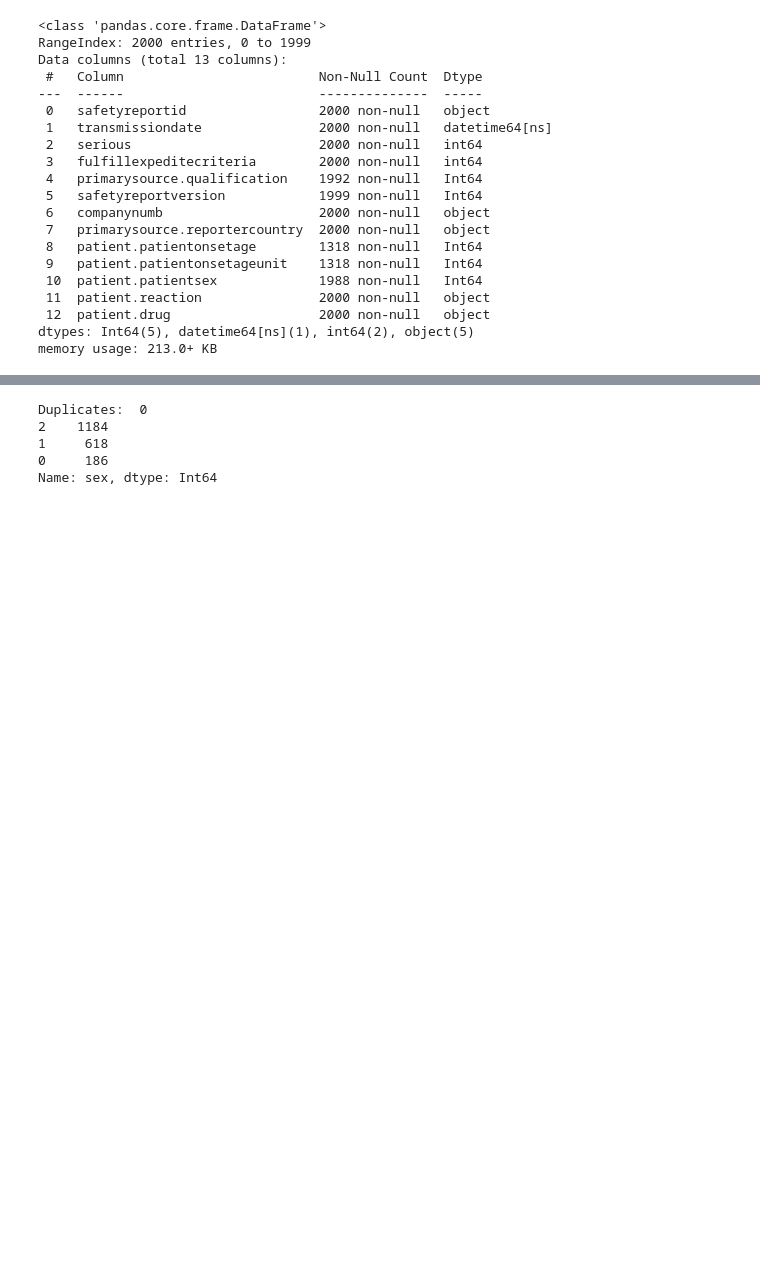
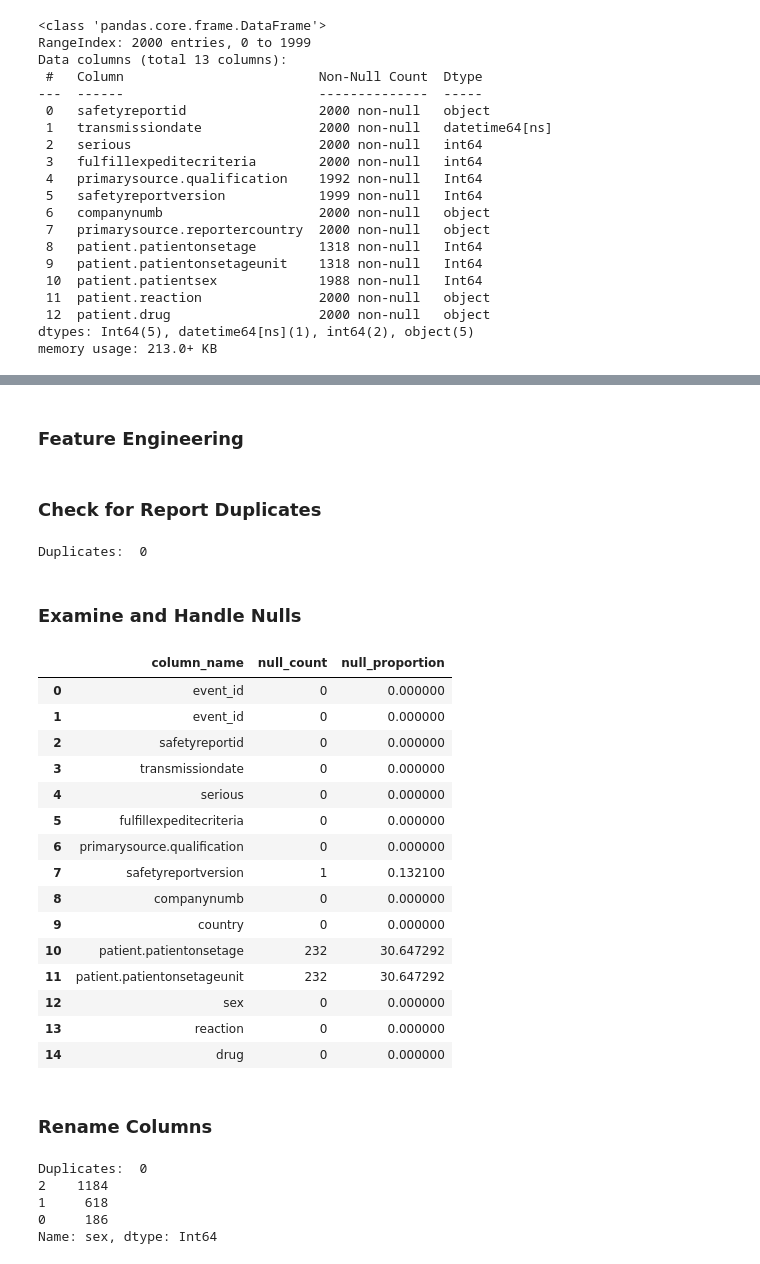
Before and after one commit to teamlunarlanding/Pharma-Drug-Surveillance, a Jupyter notebook: DataProcessing.ipynb, the cells around one changed output, grey strips where cells are left out. Cells and saved outputs as stored; diff of their text form; code cells hidden in the pictures; blank space fills up the shorter version.

```diff
--- a/DataProcessing.ipynb
+++ b/DataProcessing.ipynb
@@ -746,3 +727,5 @@ events_table.head(1)
 # %% [output]
 |  | safetyreportid | transmissiondate | serious | fulfillexpeditecriteria | primarysource.qualification | ... |
 | 0 | 5801206-7 | 2009-01-09 | 1 | 1 | 3 | ... |
+# %% [markdown]
+### Feature Engineering
@@ -749 +737,40 @@ events_table.head(1)
+# %% [markdown]
+### Check for Report Duplicates
+# %%
+# Check for safety report # duplicates
+duplicates = events_table.duplicated(subset=['safetyreportid']).sum()
+
+print("Duplicates: ", duplicates)
+# %% [output]
+Duplicates:  0
+# %% [markdown]
+### Examine and Handle Nulls
+# %%
+events_nan = nan_info(events_table)
+events_nan
+
+sex_value_counts = events_table['sex'].value_counts()
+print(sex_value_counts)
+
+#For sex, 0=unknown, 1=male, 2=female. fill missing values with 0.
+events_table['sex'] = events_table['sex'].fillna(0)
+# %% [output]
+|  | column_name | null_count | null_proportion |
+| 0 | event_id | 0 | 0.000000 |
+| 1 | event_id | 0 | 0.000000 |
+| 2 | safetyreportid | 0 | 0.000000 |
+| 3 | transmissiondate | 0 | 0.000000 |
+| 4 | serious | 0 | 0.000000 |
+| 5 | fulfillexpeditecriteria | 0 | 0.000000 |
+| 6 | primarysource.qualification | 0 | 0.000000 |
+| 7 | safetyreportversion | 1 | 0.132100 |
+| 8 | companynumb | 0 | 0.000000 |
+| 9 | country | 0 | 0.000000 |
+| 10 | patient.patientonsetage | 232 | 30.647292 |
+| 11 | patient.patientonsetageunit | 232 | 30.647292 |
+| 12 | sex | 0 | 0.000000 |
+| 13 | reaction | 0 | 0.000000 |
+| 14 | drug | 0 | 0.000000 |
+# %% [markdown]
+### Rename Columns
 # %%
```
Also changed, not shown: parts of 47 cells of this notebook.
